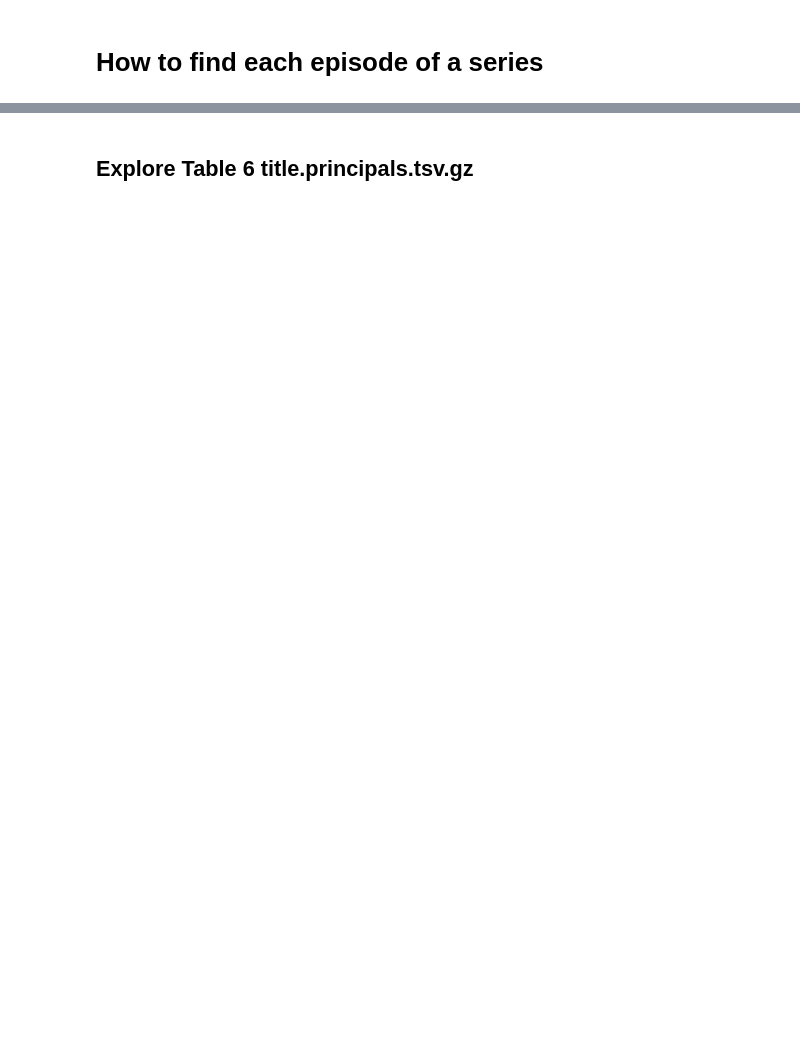
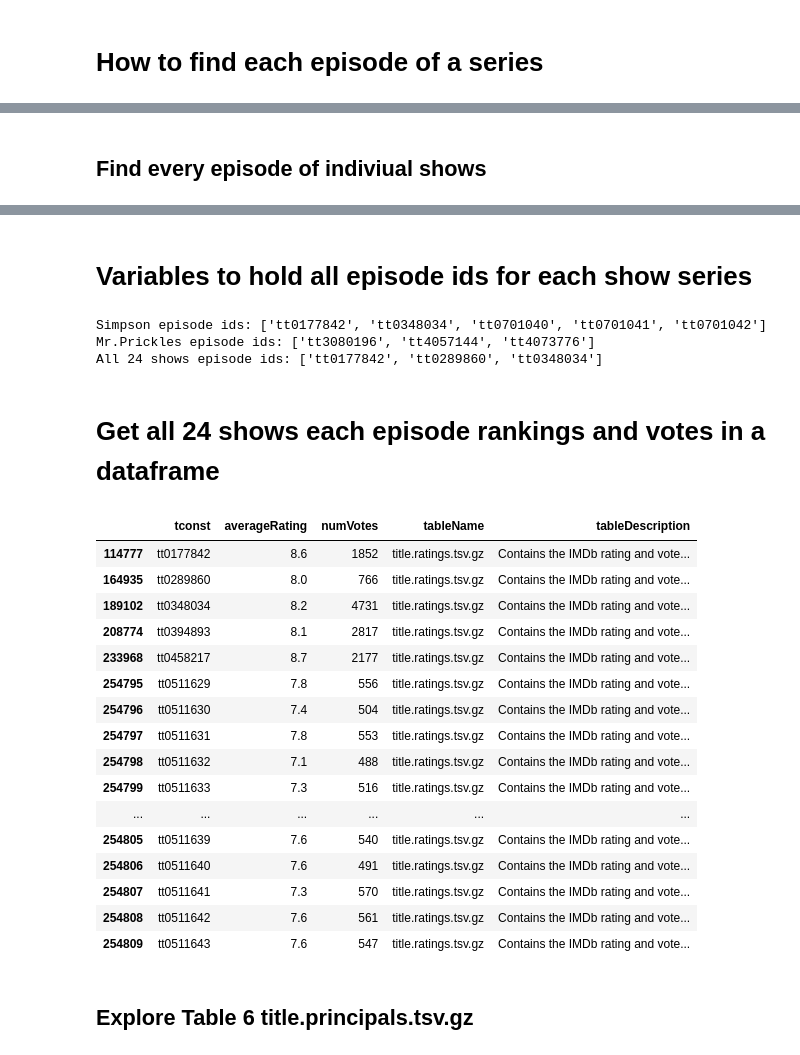
Before and after one commit to AxanderW/testImdb, a Jupyter notebook: database/imdb_data_raw.ipynb, the cells around one changed output, grey strips where cells are left out. Saved outputs shown, nothing was run; the diff lists cells and outputs as text; code cells hidden in the pictures; blank space fills up the shorter version.

```diff
--- a/imdb_data_raw.ipynb
+++ b/database/imdb_data_raw.ipynb
@@ -312,0 +352,2 @@ titles_episode_pf['tconst'].nunique()
+# %%
+all_episodes = titles_episode_pf[titles_episode_pf.parentTconst.isin(top_20_shows)]
@@ -313 +363,3 @@ titles_episode_pf['tconst'].nunique()
+# %% [markdown]
+## Find every episode of indiviual shows
 # %%
@@ -330,6 +382,65 @@ rick_morty_series_episodes.head()
 | 1654860 | tt3333828 | tt2861424 | 1 | 3 | title.episode.tsv.gz | Contains the tv episode information |
 | 1654861 | tt3333830 | tt2861424 | 1 | 4 | title.episode.tsv.gz | Contains the tv episode information |
 | 1654862 | tt3333832 | tt2861424 | 1 | 5 | title.episode.tsv.gz | Contains the tv episode information |
+# %% [markdown]
+# Variables to hold all episode ids for each show series
+# %%
+simpson_episodes = list(all_episodes['tconst'].loc[all_episodes['parentTconst']==simpsons_id])
+rick_and_morty_episodes = list(all_episodes['tconst'].loc[all_episodes['parentTconst']==rick_and_morty_id])
+ren_and_stimpy_episodes = list(all_episodes['tconst'].loc[all_episodes['parentTconst']==ren_and_stimpy_id])
+beevis_and_butthead_episodes = list(all_episodes['tconst'].loc[all_episodes['parentTconst']==beevis_and_butthead_id])
+aeon_flux_episodes = list(all_episodes['tconst'].loc[all_episodes['parentTconst']==aeon_flux_id])
+celebrity_death_match_episodes = list(all_episodes['tconst'].loc[all_episodes['parentTconst']==celebrity_death_match_id])
+daria_episodes = list(all_episodes['tconst'].loc[all_episodes['parentTconst']==south_park_id])
+family_guy_id_episodes = list(all_episodes['tconst'].loc[all_episodes['parentTconst']==family_guy_id])
+american_dad_episodes = list(all_episodes['tconst'].loc[all_episodes['parentTconst']==american_dad_id])
+king_of_the_hill_episodes = list(all_episodes['tconst'].loc[all_episodes['parentTconst']==king_of_the_hill_id])
+space_ghost_episodes = list(all_episodes['tconst'].loc[all_episodes['parentTconst']==space_ghost_id])
+futurama_episodes = list(all_episodes['tconst'].loc[all_episodes['parentTconst']==futurama_id])
+aqua_teen_episodes = list(all_episodes['tconst'].loc[all_episodes['parentTconst']==aqua_teen_id])
+archer_episodes = list(all_episodes['tconst'].loc[all_episodes['parentTconst']==archer_id])
+boondocks_episodes = list(all_episodes['tconst'].loc[all_episodes['parentTconst']==boondocks_id])
+metalocalypse_episodes = list(all_episodes['tconst'].loc[all_episodes['parentTconst']==metalocalypse_id])
+robot_chicken_episodes = list(all_episodes['tconst'].loc[all_episodes['parentTconst']==robot_chicken_id])
+squidbillies_episodes = list(all_episodes['tconst'].loc[all_episodes['parentTconst']==squidbillies_id])
+super_jail_id_episodes = list(all_episodes['tconst'].loc[all_episodes['parentTconst']==super_jail_id])
+big_mouth_episodes = list(all_episodes['tconst'].loc[all_episodes['parentTconst']==big_mouth_id])
+bobs_burgers_episodes = list(all_episodes['tconst'].loc[all_episodes['parentTconst']==bobs_burgers_id])
+bojack_horseman_episodes = list(all_episodes['tconst'].loc[all_episodes['parentTconst']==bojack_horseman_id])
+mr_pickles_episodes = list(all_episodes['tconst'].loc[all_episodes['parentTconst']==mr_pickles_id])
+all_shows_episodes = list(all_episodes['tconst'])
+
+print(f"Simpson episode ids: {simpson_episodes[0:5]}")
+print(f"Mr.Prickles episode ids: {mr_pickles_episodes[0:3]}")
+print(f"All 24 shows episode ids: {all_shows_episodes[0:3]}")
+# %% [output]
+Simpson episode ids: ['tt0177842', 'tt0348034', 'tt0701040', 'tt0701041', 'tt0701042']
+Mr.Prickles episode ids: ['tt3080196', 'tt4057144', 'tt4073776']
+All 24 shows episode ids: ['tt0177842', 'tt0289860', 'tt0348034']
+# %% [markdown]
+# Get all 24 shows each episode rankings and votes in a dataframe
+# %%
+all_shows_rating_votes_df = titles_ratings_pf[titles_ratings_pf.tconst.isin(all_shows_episodes)]
+# %%
+all_shows_rating_votes_df.head(20)
+# %% [output]
+|  | tconst | averageRating | numVotes | tableName | tableDescription |
+| 114777 | tt0177842 | 8.6 | 1852 | title.ratings.tsv.gz | Contains the IMDb rating and vote... |
+| 164935 | tt0289860 | 8.0 | 766 | title.ratings.tsv.gz | Contains the IMDb rating and vote... |
+| 189102 | tt0348034 | 8.2 | 4731 | title.ratings.tsv.gz | Contains the IMDb rating and vote... |
+| 208774 | tt0394893 | 8.1 | 2817 | title.ratings.tsv.gz | Contains the IMDb rating and vote... |
+| 233968 | tt0458217 | 8.7 | 2177 | title.ratings.tsv.gz | Contains the IMDb rating and vote... |
+| 254795 | tt0511629 | 7.8 | 556 | title.ratings.tsv.gz | Contains the IMDb rating and vote... |
+| 254796 | tt0511630 | 7.4 | 504 | title.ratings.tsv.gz | Contains the IMDb rating and vote... |
+| 254797 | tt0511631 | 7.8 | 553 | title.ratings.tsv.gz | Contains the IMDb rating and vote... |
+| 254798 | tt0511632 | 7.1 | 488 | title.ratings.tsv.gz | Contains the IMDb rating and vote... |
+| 254799 | tt0511633 | 7.3 | 516 | title.ratings.tsv.gz | Contains the IMDb rating and vote... |
+| ... | ... | ... | ... | ... | ... |
+| 254805 | tt0511639 | 7.6 | 540 | title.ratings.tsv.gz | Contains the IMDb rating and vote... |
+| 254806 | tt0511640 | 7.6 | 491 | title.ratings.tsv.gz | Contains the IMDb rating and vote... |
+| 254807 | tt0511641 | 7.3 | 570 | title.ratings.tsv.gz | Contains the IMDb rating and vote... |
+| 254808 | tt0511642 | 7.6 | 561 | title.ratings.tsv.gz | Contains the IMDb rating and vote... |
+| 254809 | tt0511643 | 7.6 | 547 | title.ratings.tsv.gz | Contains the IMDb rating and vote... |
 # %% [markdown]
 ## Explore Table 6 title.principals.tsv.gz
 # %%
```
Also changed, not shown: parts of 23 cells of this notebook, 3 other files.
